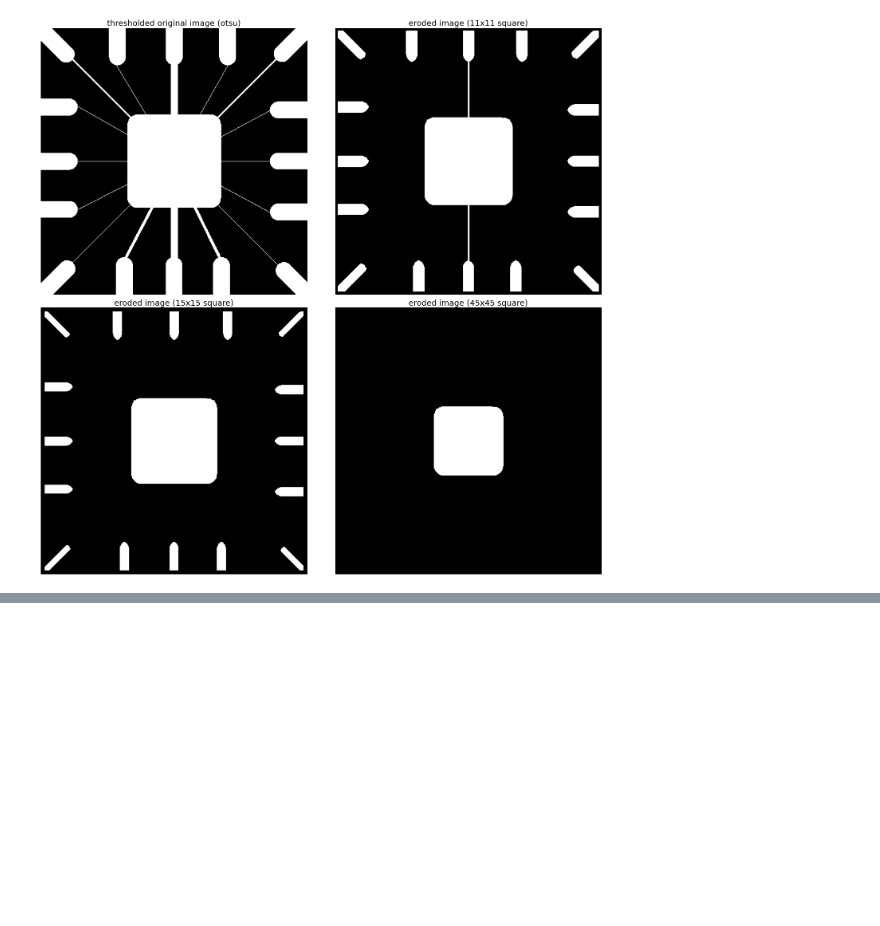
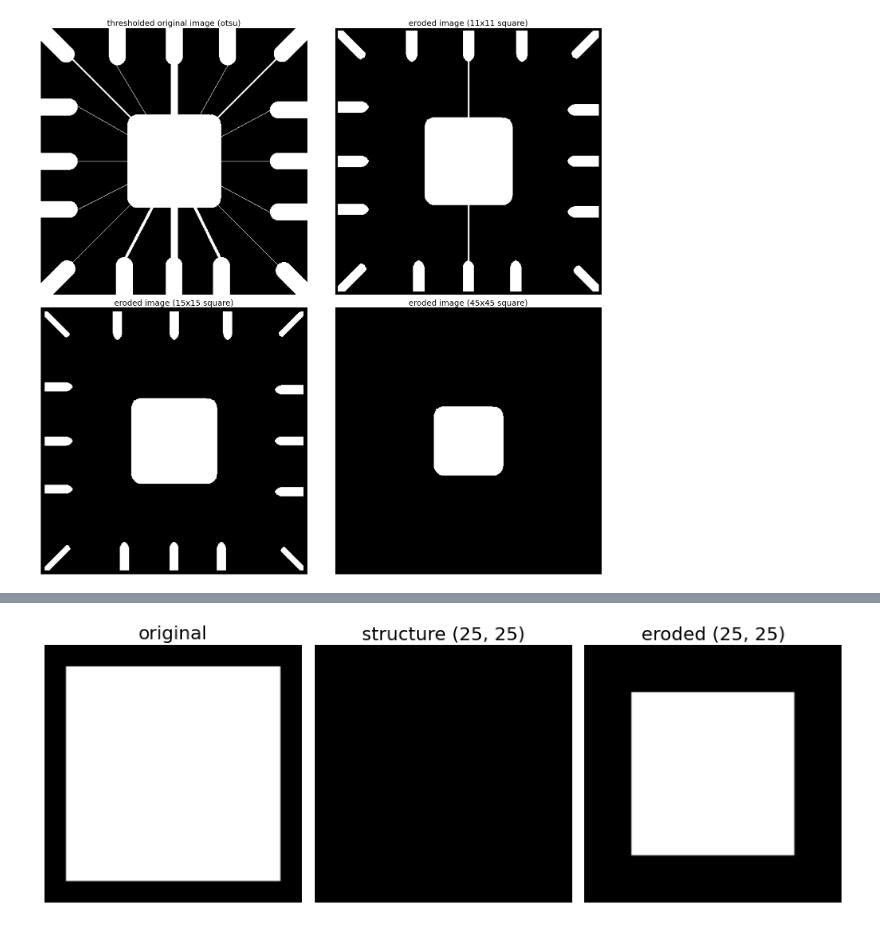
Before and after one commit to lmcanavals/dip, a Jupyter notebook: 13-01-erosion-galore.ipynb, the cells around one changed output, grey strips where cells are left out. Cells and saved outputs as stored; diff of their text form; code cells hidden in the pictures; blank space fills up the shorter version.

```diff
--- a/13-01-erosion-galore.ipynb
+++ b/13-01-erosion-galore.ipynb
@@ -34,0 +43,20 @@ Text(0.5, 1.0, 'eroded image (45x45 square)')
+# %%
+def test(im, structure):
+  eroded1 = binary_erosion(im, structure=structure)
+
+  plt.figure(figsize=(12, 36))
+  plt.gray()
+  plt.subplots_adjust(left=0, right=1, bottom=0, top=0.95, hspace=0.05, wspace=0.05)
+
+  plt.subplot(131), plt.imshow(im), plt.axis('off')
+  plt.title("original", size=20)
+
+  plt.subplot(132), plt.imshow(structure), plt.axis('off')
+  plt.title(f"structure {structure.shape}", size=20)
+
+  plt.subplot(133), plt.imshow(eroded1), plt.axis('off')
+  plt.title(f"eroded {structure.shape}", size=20)
+# %%
+test(im, np.ones((25, 25)))
+# %% [output]
+[figure, added]
```
Also changed, not shown: parts of 8 cells of this notebook, 2 other files.
